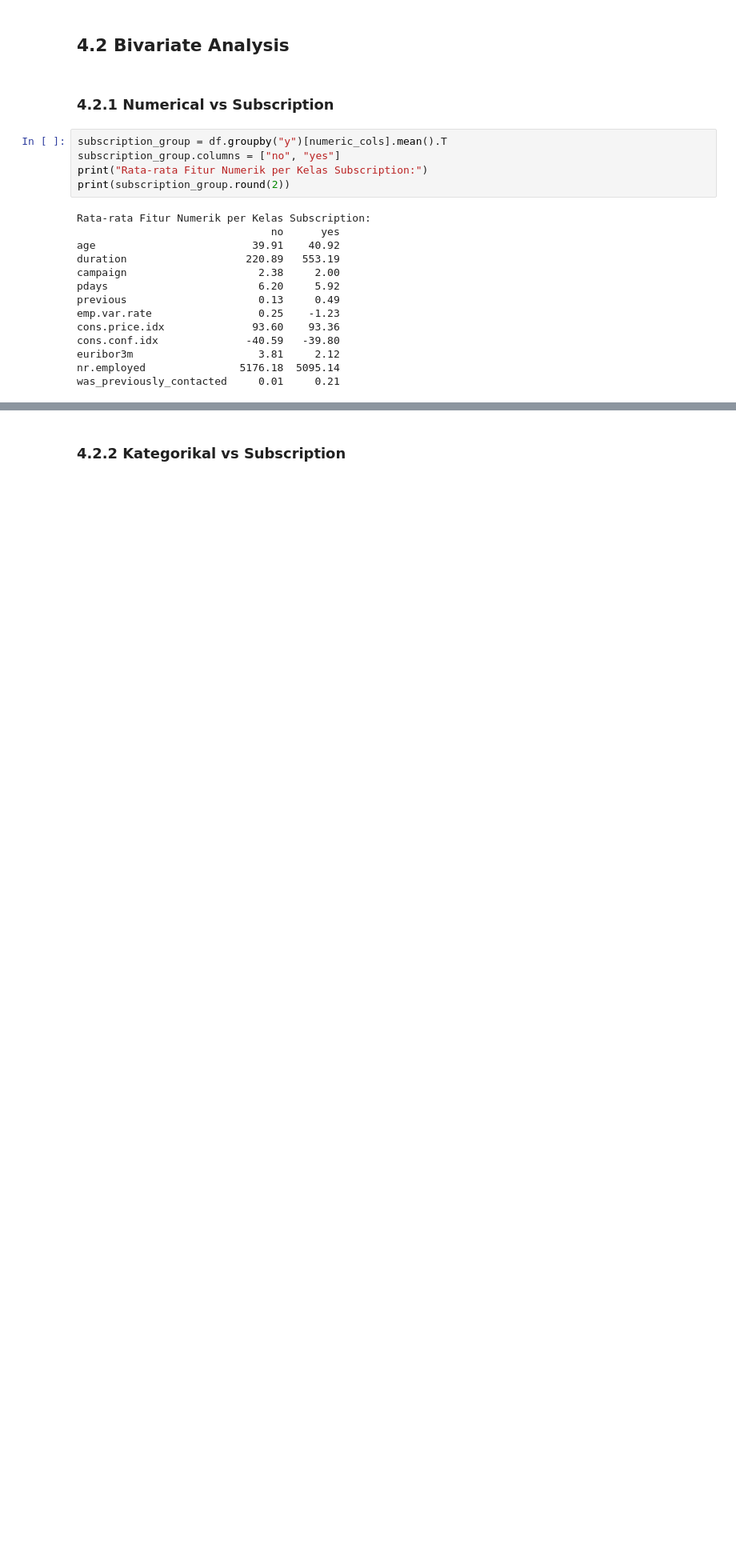
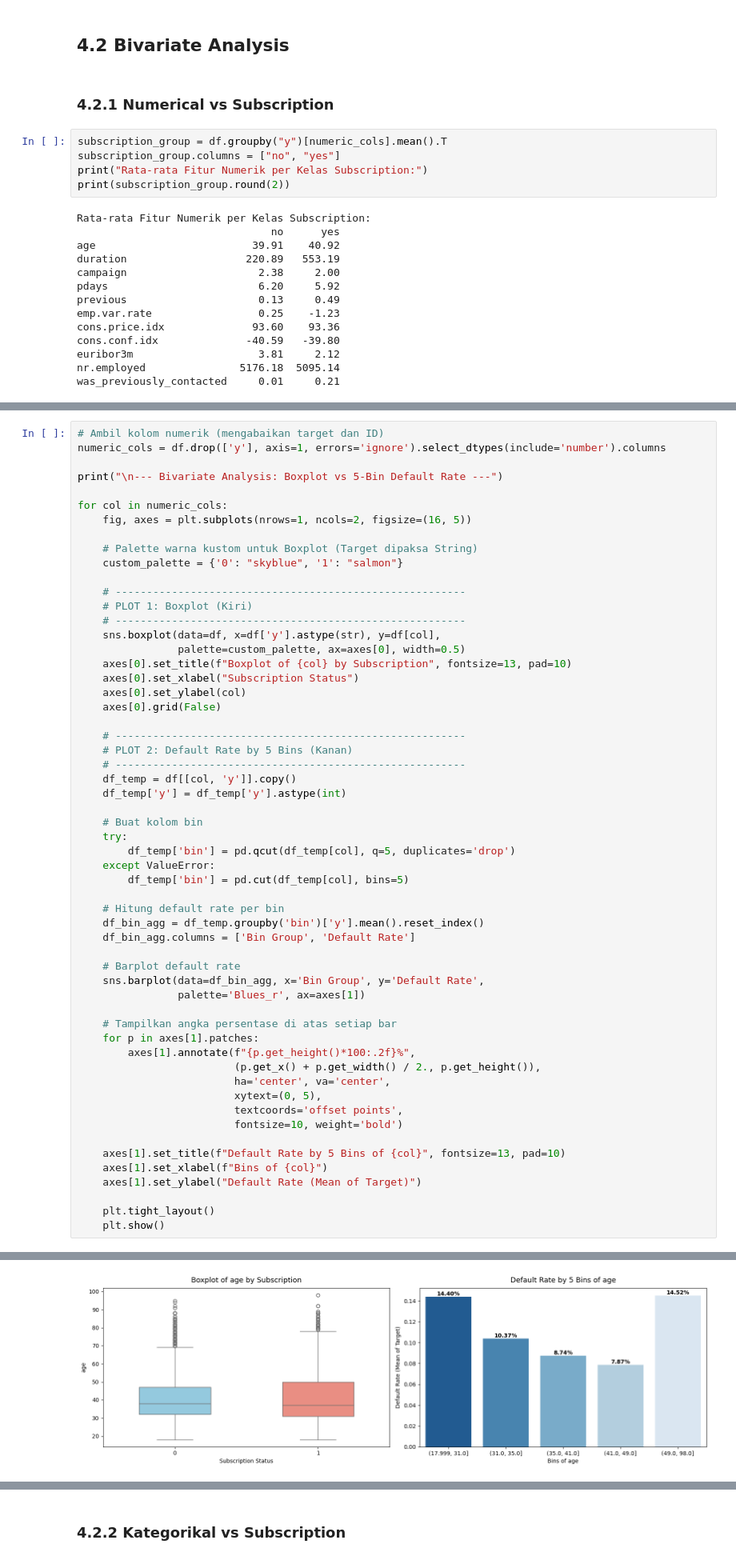
Before and after one commit to haneandreanu/bank-marketing, a Jupyter notebook: notebook/bank-marketing-analysis.ipynb, the cells around one changed output, grey strips where cells are left out. Shown at 80% size. Drawn from its saved outputs; the diff is of its cells as text; blank space fills up the shorter version.

```diff
--- a/notebook/bank-marketing-analysis.ipynb
+++ b/notebook/bank-marketing-analysis.ipynb
@@ -609,0 +682,58 @@ plt.show()
+# %%
+# Ambil kolom numerik (mengabaikan target dan ID)
+numeric_cols = df.drop(['y'], axis=1, errors='ignore').select_dtypes(include='number').columns
+
+print("\n--- Bivariate Analysis: Boxplot vs 5-Bin Default Rate ---")
+
+for col in numeric_cols:
+    fig, axes = plt.subplots(nrows=1, ncols=2, figsize=(16, 5))
+
+    # Palette warna kustom untuk Boxplot (Target dipaksa String)
+    custom_palette = {'0': "skyblue", '1': "salmon"}
+
+    # --------------------------------------------------------
+    # PLOT 1: Boxplot (Kiri)
+    # --------------------------------------------------------
+    sns.boxplot(data=df, x=df['y'].astype(str), y=df[col],
+                palette=custom_palette, ax=axes[0], width=0.5)
+    axes[0].set_title(f"Boxplot of {col} by Subscription", fontsize=13, pad=10)
+    axes[0].set_xlabel("Subscription Status")
+    axes[0].set_ylabel(col)
+    axes[0].grid(False)
+
+    # --------------------------------------------------------
+    # PLOT 2: Default Rate by 5 Bins (Kanan)
+    # --------------------------------------------------------
+    df_temp = df[[col, 'y']].copy()
+    df_temp['y'] = df_temp['y'].astype(int)
+
+    # Buat kolom bin
+    try:
+        df_temp['bin'] = pd.qcut(df_temp[col], q=5, duplicates='drop')
+    except ValueError:
+        df_temp['bin'] = pd.cut(df_temp[col], bins=5)
+
+    # Hitung default rate per bin
+    df_bin_agg = df_temp.groupby('bin')['y'].mean().reset_index()
+    df_bin_agg.columns = ['Bin Group', 'Default Rate']
+
+    # Barplot default rate
+    sns.barplot(data=df_bin_agg, x='Bin Group', y='Default Rate',
+                palette='Blues_r', ax=axes[1])
+
+    # Tampilkan angka persentase di atas setiap bar
+    for p in axes[1].patches:
+        axes[1].annotate(f"{p.get_height()*100:.2f}%",
+                         (p.get_x() + p.get_width() / 2., p.get_height()),
+                         ha='center', va='center',
+                         xytext=(0, 5),
+                         textcoords='offset points',
+                         fontsize=10, weight='bold')
+
+    axes[1].set_title(f"Default Rate by 5 Bins of {col}", fontsize=13, pad=10)
+    axes[1].set_xlabel(f"Bins of {col}")
+    axes[1].set_ylabel("Default Rate (Mean of Target)")
+
+    plt.tight_layout()
+    plt.show()
+# %% [output]
@@ -609,0 +741 @@ plt.show()
+[figure, added]
```
Also changed, not shown: parts of 13 cells of this notebook.
